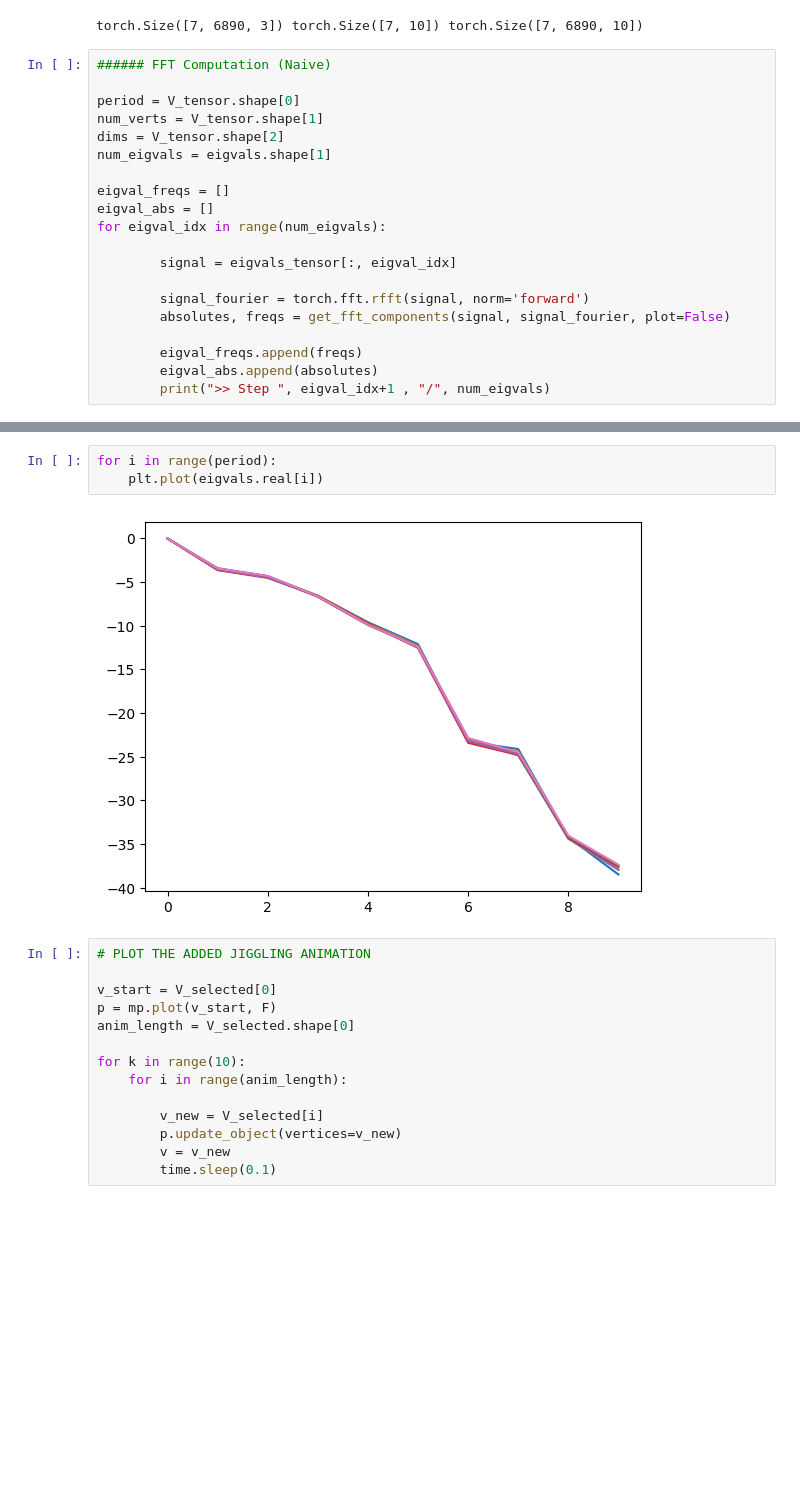
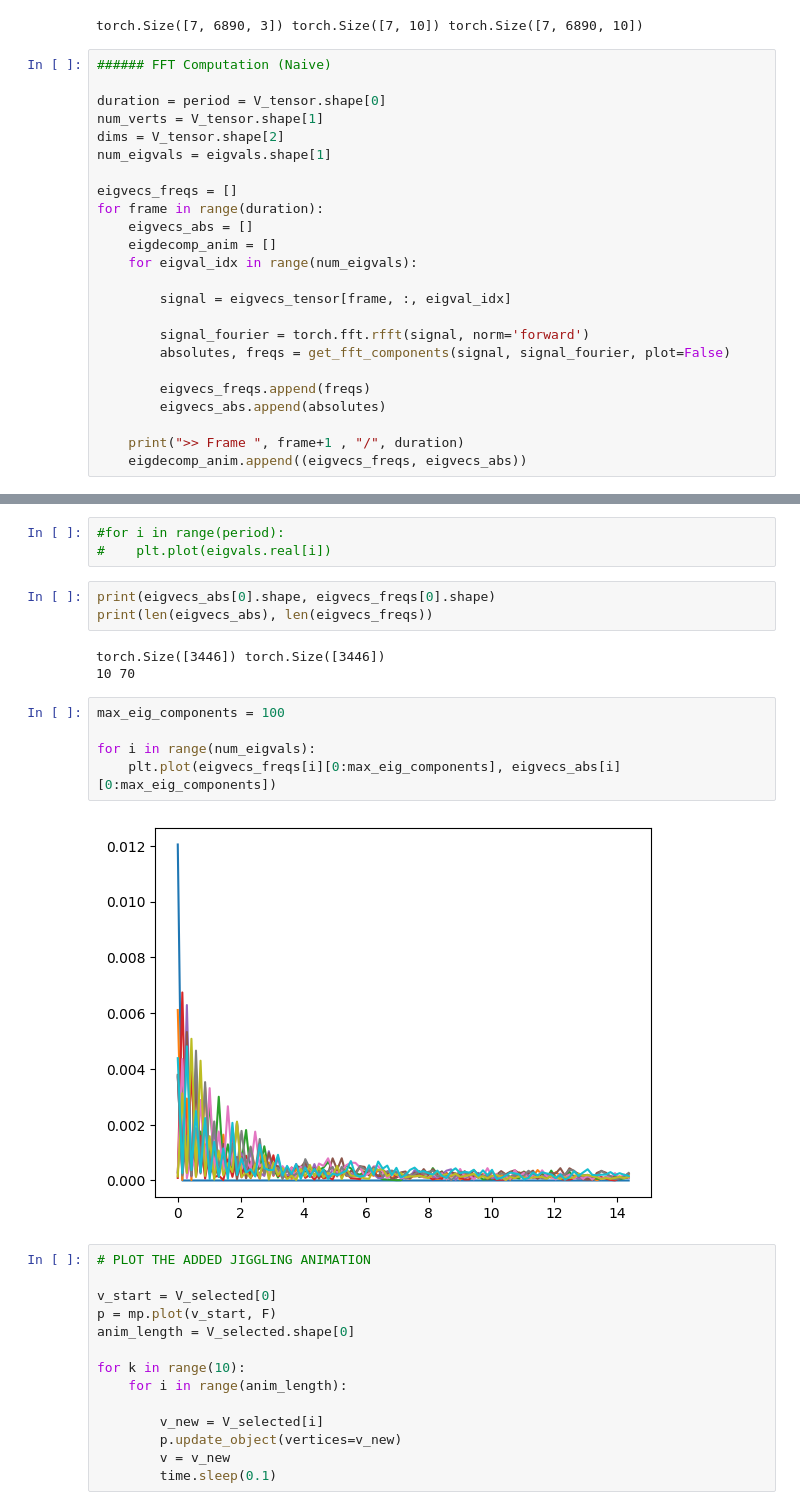
Before and after one commit to bartuakyurek/Spring-Decomposed-Skinning, a Jupyter notebook: demo/FFT-Analysis-of-Laplacian-Eigvals.ipynb, the cells around one changed output, grey strips where cells are left out. Drawn from its saved outputs; the diff is of its cells as text; blank space fills up the shorter version.

Commit message:
fft of eigvecs

```diff
--- a/demo/FFT-Analysis-of-Laplacian-Eigvals.ipynb
+++ b/demo/FFT-Analysis-of-Laplacian-Eigvals.ipynb
@@ -88,21 +88,25 @@ torch.Size([7, 6890, 3]) torch.Size([7, 10]) torch.Size([7, 6890, 10])
 # %%
 ###### FFT Computation (Naive)
 
-period = V_tensor.shape[0]
+duration = period = V_tensor.shape[0]
 num_verts = V_tensor.shape[1]
 dims = V_tensor.shape[2]
 num_eigvals = eigvals.shape[1]
 
-eigval_freqs = []
-eigval_abs = []
-for eigval_idx in range(num_eigvals):
+eigvecs_freqs = []
+for frame in range(duration):
+    eigvecs_abs = []
+    eigdecomp_anim = []
+    for eigval_idx in range(num_eigvals):
 
-        signal = eigvals_tensor[:, eigval_idx]
+        signal = eigvecs_tensor[frame, :, eigval_idx]
 
         signal_fourier = torch.fft.rfft(signal, norm='forward')
         absolutes, freqs = get_fft_components(signal, signal_fourier, plot=False)
 
-        eigval_freqs.append(freqs)
-        eigval_abs.append(absolutes)
-        print(">> Step ", eigval_idx+1 , "/", num_eigvals)
+        eigvecs_freqs.append(freqs)
+        eigvecs_abs.append(absolutes)
+
+    print(">> Frame ", frame+1 , "/", duration)
+    eigdecomp_anim.append((eigvecs_freqs, eigvecs_abs))
 # %% [output]
@@ -119,8 +120,19 @@ for eigval_idx in range(num_eigvals):
 # %%
-for i in range(period):
-    plt.plot(eigvals.real[i])
+#for i in range(period):
+#    plt.plot(eigvals.real[i])
-# %% [output]
-[figure, removed]
+# %%
+print(eigvecs_abs[0].shape, eigvecs_freqs[0].shape)
+print(len(eigvecs_abs), len(eigvecs_freqs))
+# %% [output]
+torch.Size([3446]) torch.Size([3446])
+10 70
+# %%
+max_eig_components = 100
+
+for i in range(num_eigvals):
+    plt.plot(eigvecs_freqs[i][0:max_eig_components], eigvecs_abs[i][0:max_eig_components])
+# %% [output]
+[figure, added]
 # %%
 # PLOT THE ADDED JIGGLING ANIMATION
 
```
Also changed, not shown: parts of 1 cell of this notebook.
